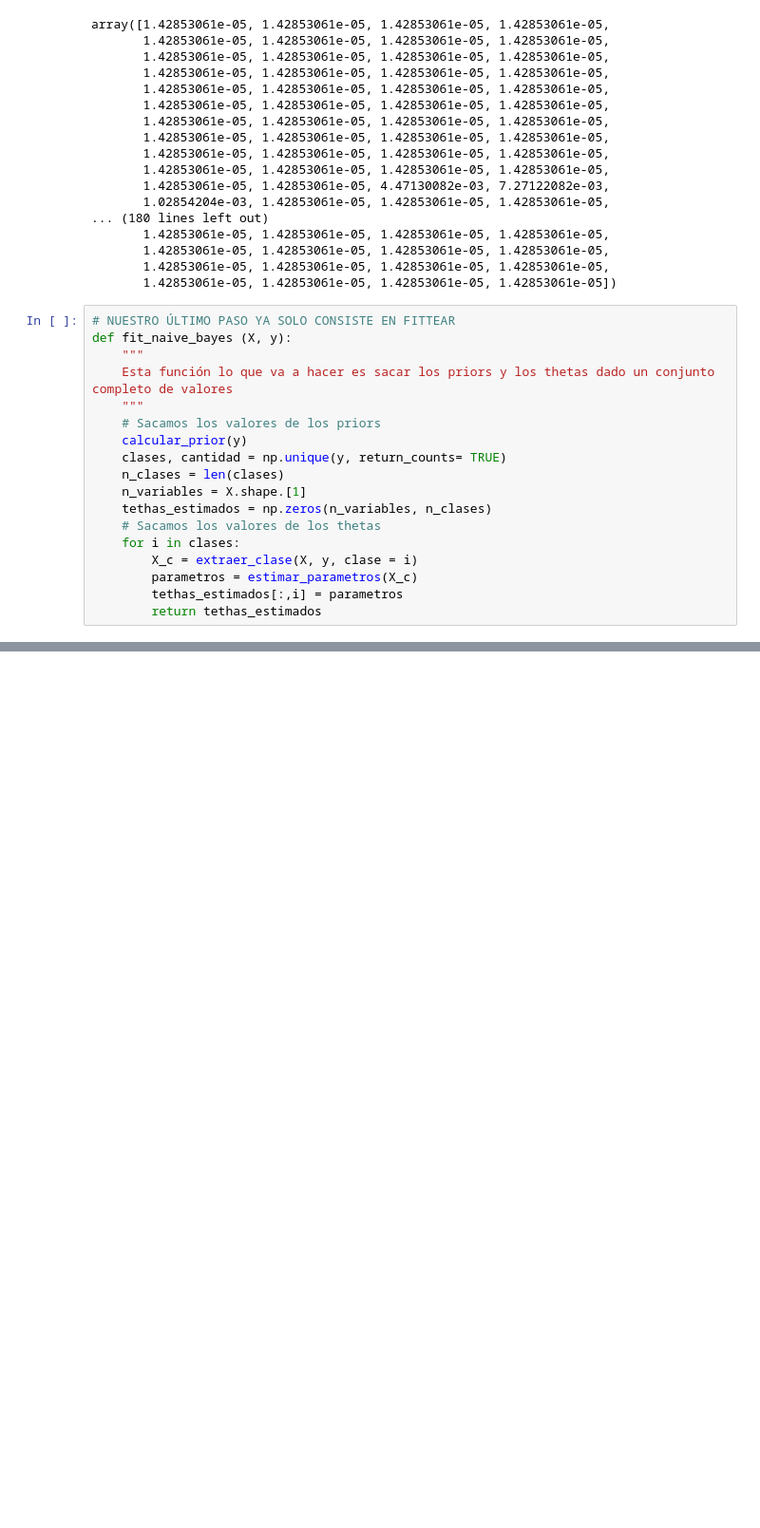
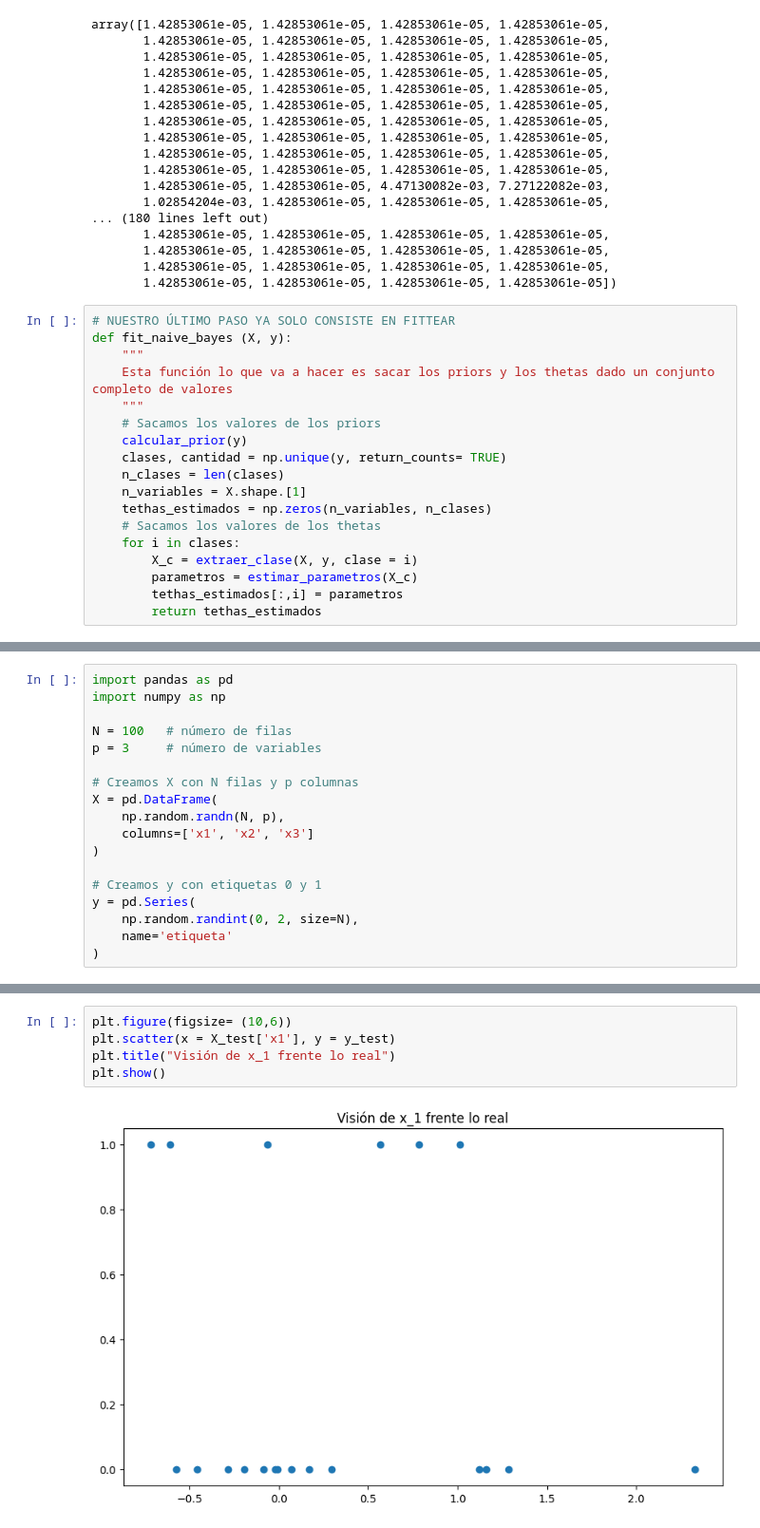
Before and after one commit to mfdezvicente/ucm, a Jupyter notebook: ML/Notas_Examen.ipynb, the cells around one changed output, grey strips where cells are left out. Shown at 95% size. Cells and saved outputs as stored; diff of their text form; blank space fills up the shorter version.

```diff
--- a/ML/Notas_Examen.ipynb
+++ b/ML/Notas_Examen.ipynb
@@ -132,0 +140,18 @@ def fit_naive_bayes (X, y):
+# %%
+import pandas as pd
+import numpy as np
+
+N = 100   # número de filas
+p = 3     # número de variables
+
+# Creamos X con N filas y p columnas
+X = pd.DataFrame(
+    np.random.randn(N, p),
+    columns=['x1', 'x2', 'x3']
+)
+
+# Creamos y con etiquetas 0 y 1
+y = pd.Series(
+    np.random.randint(0, 2, size=N),
+    name='etiqueta'
+)
@@ -132,0 +208,7 @@ def fit_naive_bayes (X, y):
+# %%
+plt.figure(figsize= (10,6))
+plt.scatter(x = X_test['x1'], y = y_test)
+plt.title("Visión de x_1 frente lo real")
+plt.show()
+# %% [output]
+[figure, added]
```
Also changed, not shown: parts of 9 cells of this notebook, 4 other files.
